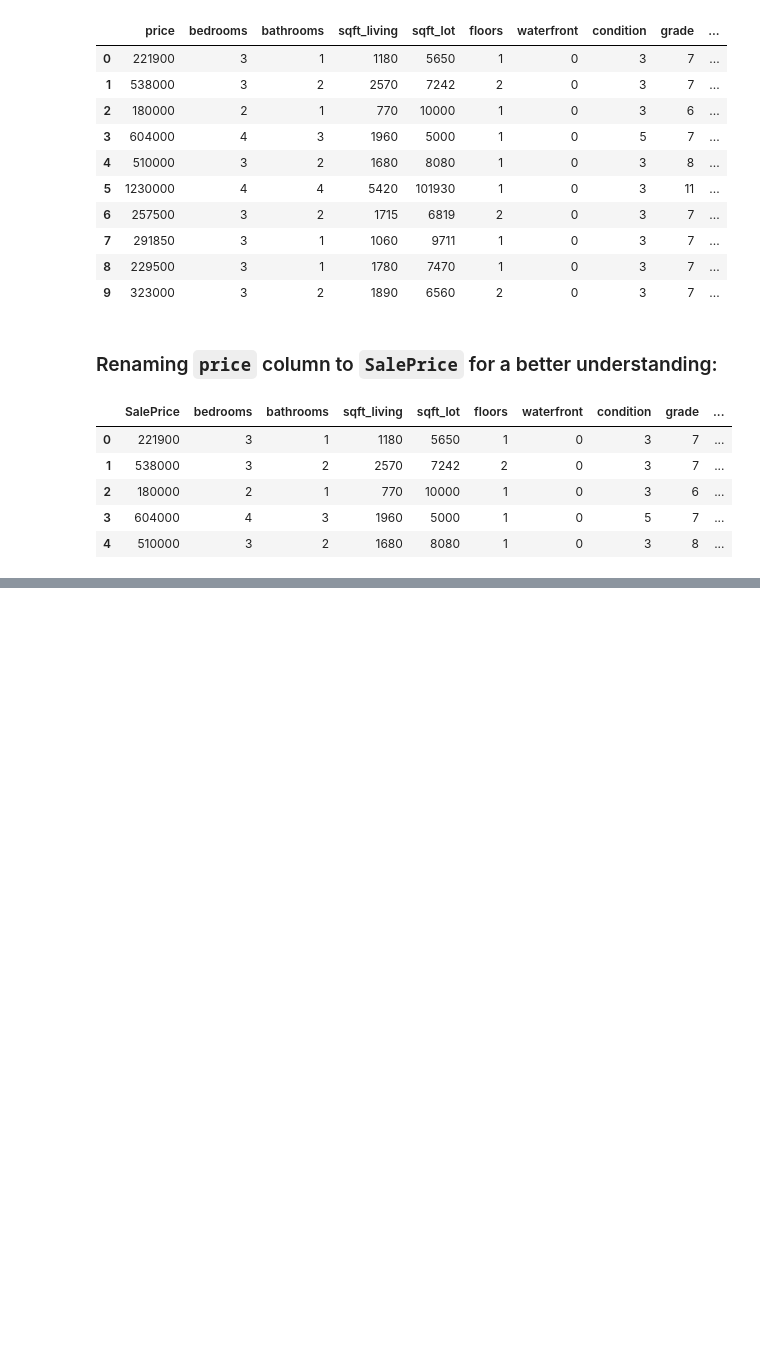
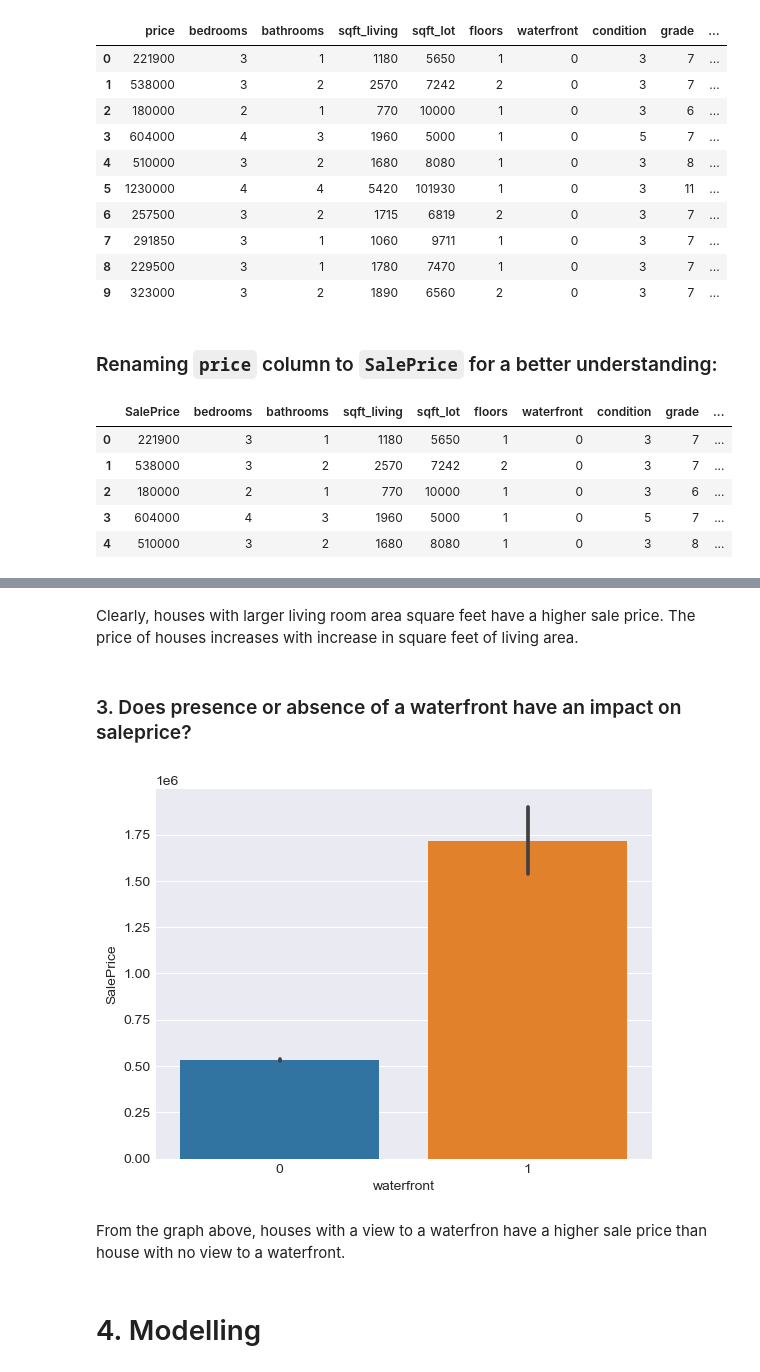
Before and after one commit to brandonbush2/Elite-Properties-Project, a Jupyter notebook: Elite Properties Group.ipynb, the cells around one changed output, grey strips where cells are left out. Drawn from its saved outputs; the diff is of its cells as text; code cells hidden in the pictures; blank space fills up the shorter version.

```diff
--- a/Elite Properties Group.ipynb
+++ b/Elite Properties Group.ipynb
@@ -327,0 +420,11 @@ data.head()
+# %% [markdown]
+Clearly, houses with larger living room area square feet have a higher sale price. The price of houses increases with increase in square feet of living area.
+# %% [markdown]
+### 3. Does presence or absence of a waterfront have an impact on saleprice?
+# %%
+#plotting a bar plot to visualize number of bedrooms against sale price
+sns.barplot(x = data['waterfront'], y = data['SalePrice'], data = data);
+# %% [output]
+[figure, added]
+# %% [markdown]
+From the graph above, houses with a view to a waterfron have a higher sale price than house with no view to a waterfront.
@@ -327,0 +449,2 @@ data.head()
+# %% [markdown]
+# 4. Modelling
```
Also changed, not shown: parts of 19 cells of this notebook.
